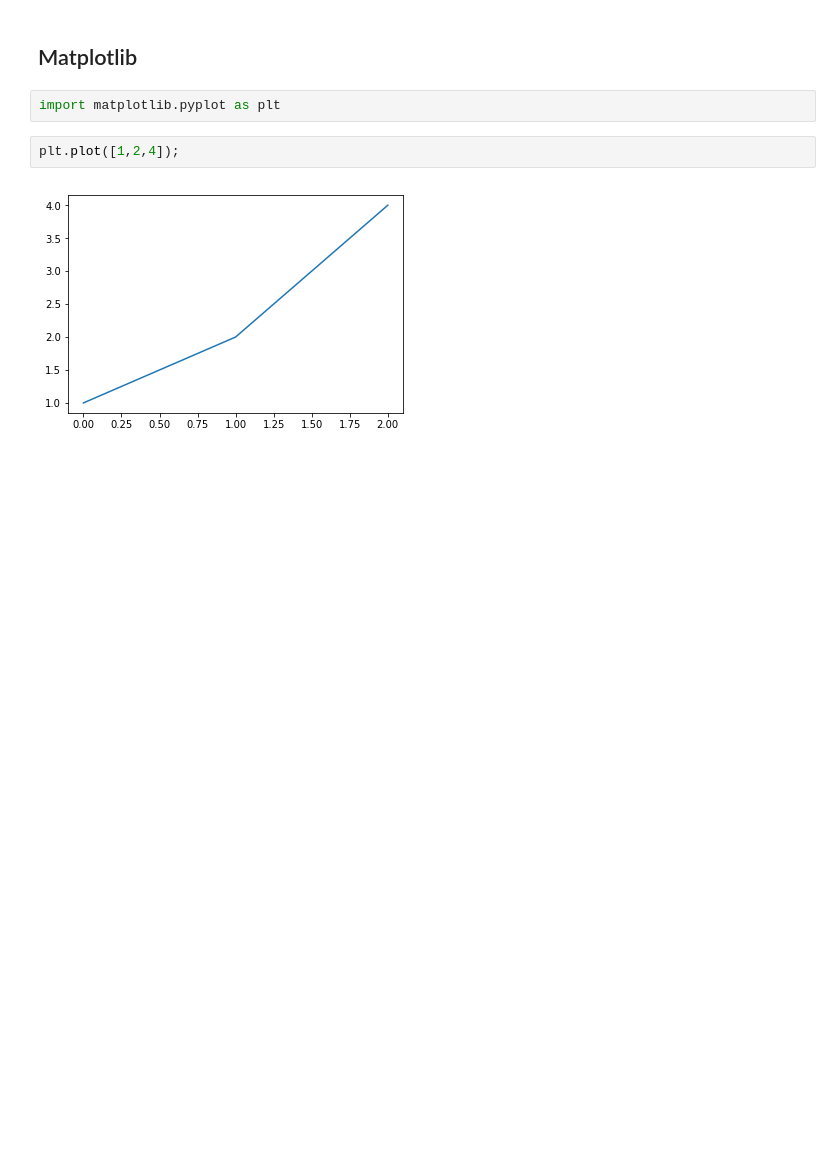
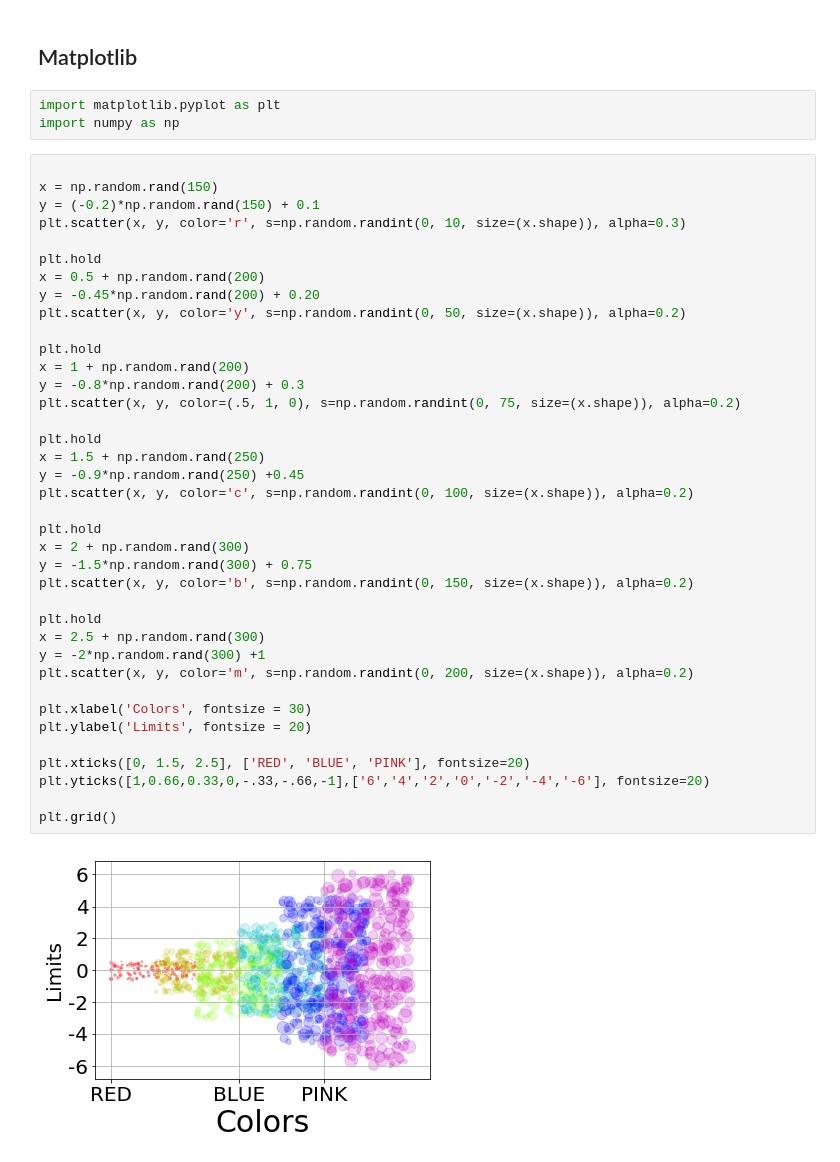
Before and after one commit to lauralopezgaldo/msne-cs-2018-git, a Jupyter notebook: notebooks/Matplotlib_exercises.ipynb, the cells around one changed output. Cells and saved outputs as stored; diff of their text form; blank space fills up the shorter version.

```diff
--- a/notebooks/Matplotlib_exercises.ipynb
+++ b/notebooks/Matplotlib_exercises.ipynb
@@ -2,7 +2,44 @@
 ## Matplotlib
 # %%
 import matplotlib.pyplot as plt
+import numpy as np
-# %%
-plt.plot([1,2,4]);
-# %% [output]
-[figure, removed]
+# %%
+
+x = np.random.rand(150)
+y = (-0.2)*np.random.rand(150) + 0.1
+plt.scatter(x, y, color='r', s=np.random.randint(0, 10, size=(x.shape)), alpha=0.3)
+
+plt.hold
+x = 0.5 + np.random.rand(200)
+y = -0.45*np.random.rand(200) + 0.20
+plt.scatter(x, y, color='y', s=np.random.randint(0, 50, size=(x.shape)), alpha=0.2)
+
+plt.hold
+x = 1 + np.random.rand(200)
+y = -0.8*np.random.rand(200) + 0.3
+plt.scatter(x, y, color=(.5, 1, 0), s=np.random.randint(0, 75, size=(x.shape)), alpha=0.2)
+
+plt.hold
+x = 1.5 + np.random.rand(250)
+y = -0.9*np.random.rand(250) +0.45
+plt.scatter(x, y, color='c', s=np.random.randint(0, 100, size=(x.shape)), alpha=0.2)
+
+plt.hold
+x = 2 + np.random.rand(300)
+y = -1.5*np.random.rand(300) + 0.75
+plt.scatter(x, y, color='b', s=np.random.randint(0, 150, size=(x.shape)), alpha=0.2)
+
+plt.hold
+x = 2.5 + np.random.rand(300)
+y = -2*np.random.rand(300) +1
+plt.scatter(x, y, color='m', s=np.random.randint(0, 200, size=(x.shape)), alpha=0.2)
+
+plt.xlabel('Colors', fontsize = 30)
+plt.ylabel('Limits', fontsize = 20)
+
+plt.xticks([0, 1.5, 2.5], ['RED', 'BLUE', 'PINK'], fontsize=20)
+plt.yticks([1,0.66,0.33,0,-.33,-.66,-1],['6','4','2','0','-2','-4','-6'], fontsize=20)
+
+plt.grid()
+# %% [output]
+[figure, added]
```
